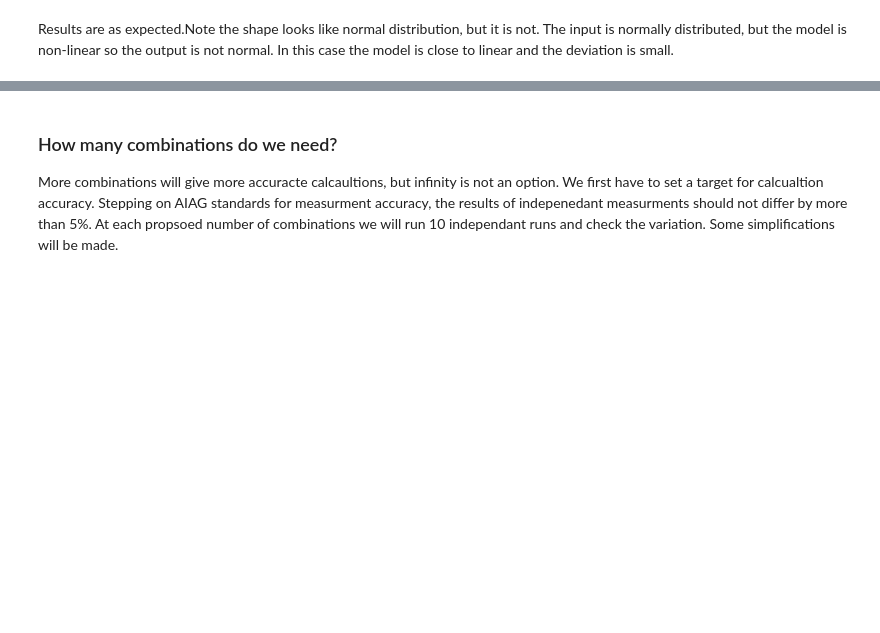
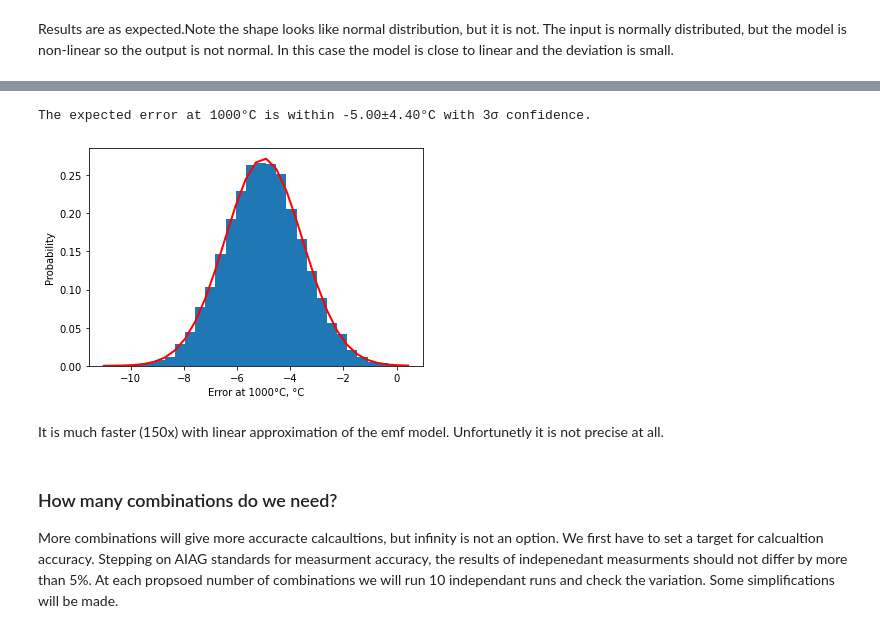
Before and after one commit to Chehlarov/Math-for-devs, a Jupyter notebook: 99 - TC project/N-type thermocouple accuracy calculation using Monte Carlo.ipynb, the cells around one changed output, grey strips where cells are left out. Drawn from its saved outputs; the diff is of its cells as text; code cells hidden in the pictures; blank space fills up the shorter version.

```diff
--- a/99 - TC project/N-type thermocouple accuracy calculation using Monte Carlo.ipynb
+++ b/99 - TC project/N-type thermocouple accuracy calculation using Monte Carlo.ipynb
@@ -229,3 +322,18 @@ Results are as expected.Note the shape looks like normal distribution, but it is
+# %%
+errors = fast_error_monte_carlo(1000, model='linear')
+sigma = np.std(errors)
+miu = np.mean(errors)
+print(f"The expected error at 1000°C is within {miu:.2f}±{3*sigma:.2f}°C with 3σ confidence.")
+count, bins, ignored = plt.hist(errors, 30, density=True)
+plt.plot(bins, 1/(sigma * np.sqrt(2 * np.pi)) * np.exp( - (bins - miu)**2 / (2 * sigma**2) ), linewidth=2, color='r')
+plt.xlabel("Error at 1000°C, °C")
+plt.ylabel("Probability")
+plt.show()
+# %% [output]
+The expected error at 1000°C is within -5.00±4.40°C with 3σ confidence.
+[figure, added]
+# %% [markdown]
+It is much faster (150x) with linear approximation of the emf model. Unfortunetly it is not precise at all.
 # %% [markdown]
 ### How many combinations do we need?
 More combinations will give more accuracte calcaultions, but infinity is not an option. We first have to set a target for calcualtion accuracy. Stepping on AIAG standards for measurment accuracy, the results of indepenedant measurments should not differ by more than 5%. At each propsoed number of combinations we will run 10 independant runs and check the variation. Some simplifications will be made.
```
Also changed, not shown: parts of 6 cells of this notebook.
